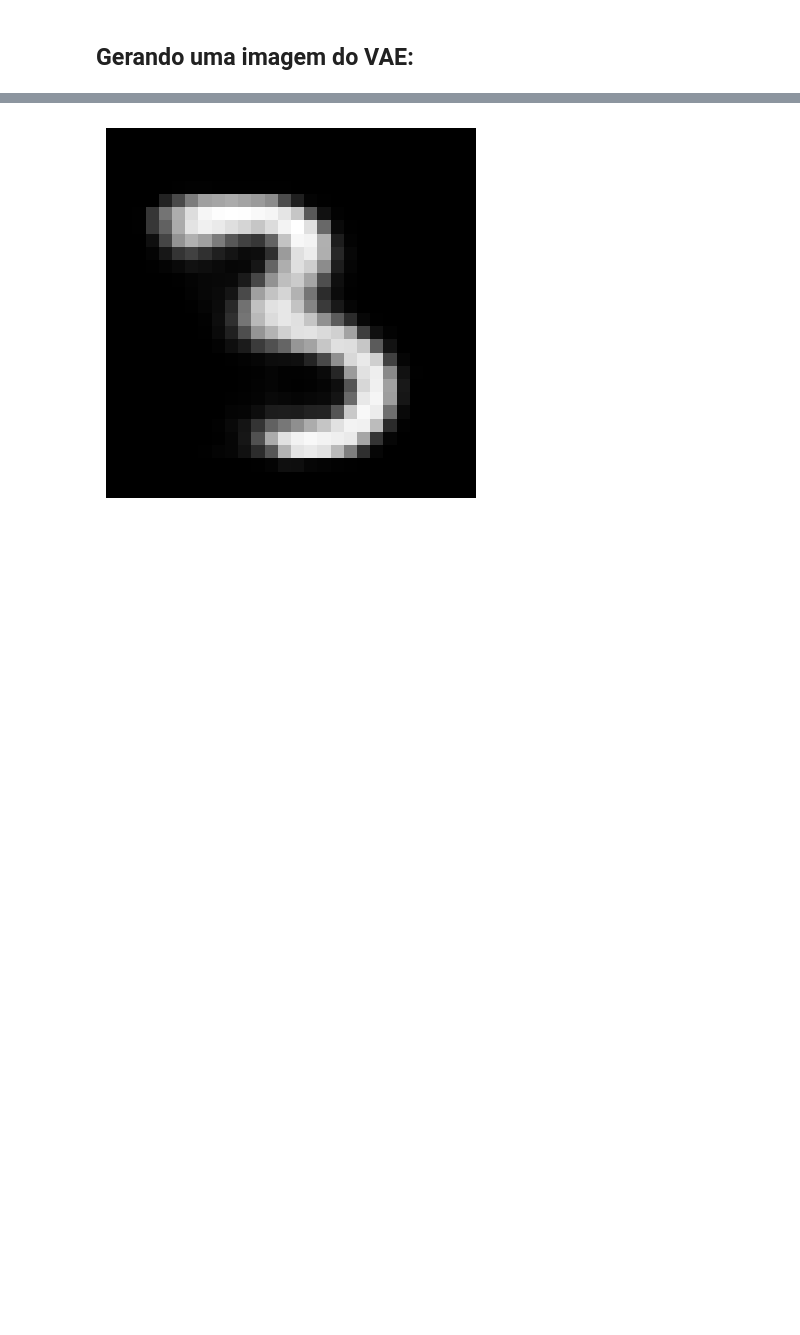
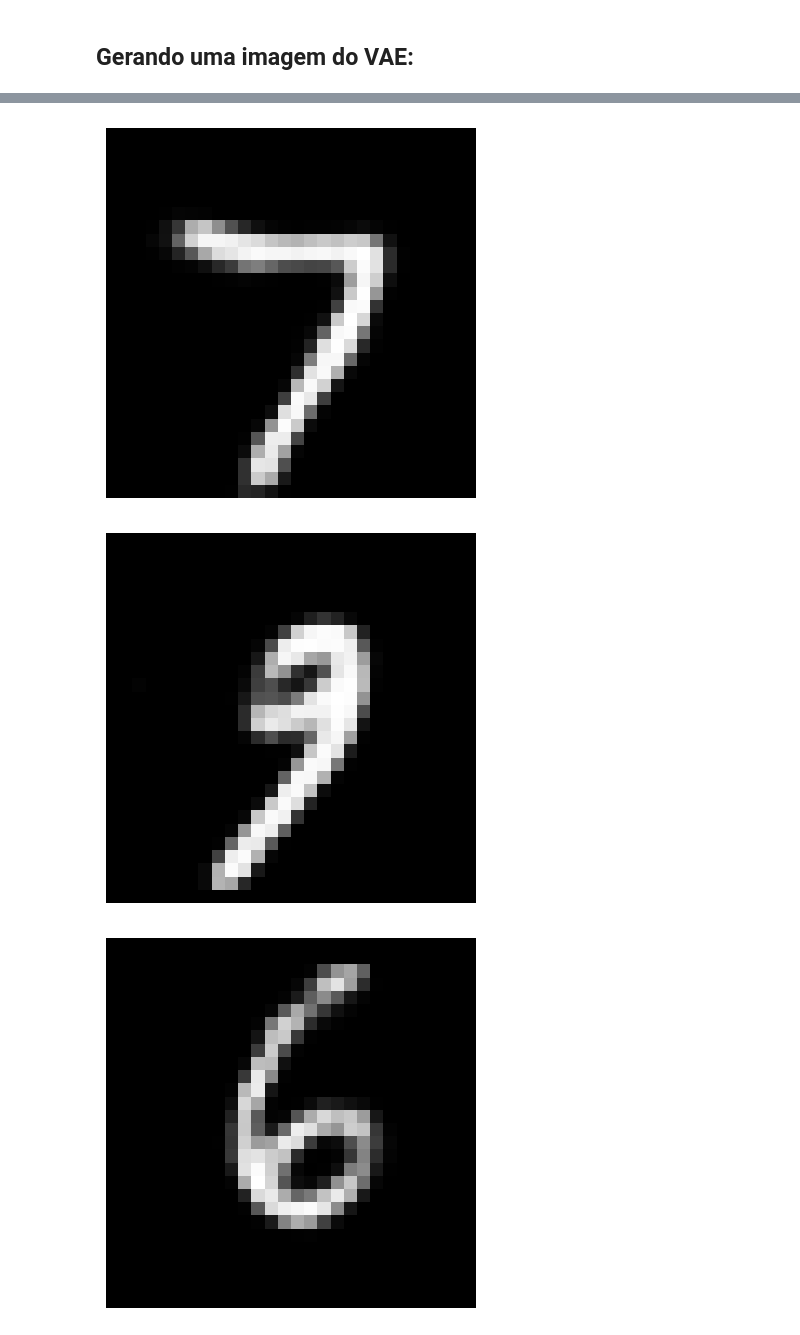
Before and after one commit to FelipeMeiga/tcc, a Jupyter notebook: vae.ipynb, the cells around one changed output, grey strips where cells are left out. Drawn from its saved outputs; the diff is of its cells as text; code cells hidden in the pictures; blank space fills up the shorter version.

```diff
--- a/vae.ipynb
+++ b/vae.ipynb
@@ -236,23 +178,16 @@ plt.show()
-# %%
-def predict(image):
-    image = image.to(device).view(-1, image_dims_color)
-    model.load_state_dict(torch.load(f'./epochs_vae/vae_epoch_50.pth'))
-    model.eval()
-    with torch.no_grad():
-        recon_image, _, _ = model(image)
-    return recon_image.view(28, 28).cpu().numpy()
-
-model.eval()
-with torch.no_grad():
-    z = torch.randn(64, 20).to(device)
-    sample = model.decode(z).cpu()
-    sample = sample.view(64, 28, 28)
-
-specific_image, _ = test_dataset[random.choice(range(0, test_size))]
-reconstruct = predict(specific_image)
-
-plt.imshow(reconstruct, cmap="gray")
-plt.axis("off")
-plt.show()
-# %% [output]
-[figure, removed]
+# %%
+test_loss = 0
+print_per = 10
+with torch.no_grad():
+    for i, (images, _) in enumerate(test_loader):
+        images = images.reshape(-1, 28*28)
+        recon_batch, mu, logvar = model(images)
+        test_loss += loss_function(recon_batch, images, mu, logvar).item()
+        if (i%print_per == 0):
+            plt.imshow(model(images)[0].data[0].numpy().reshape(28, 28), cmap='gray')
+            plt.axis("off")
+            plt.show(block=True)
+# %% [output]
+[figure, added]
+[figure, added]
+[figure, added]
```
Also changed, not shown: parts of 13 cells of this notebook.
